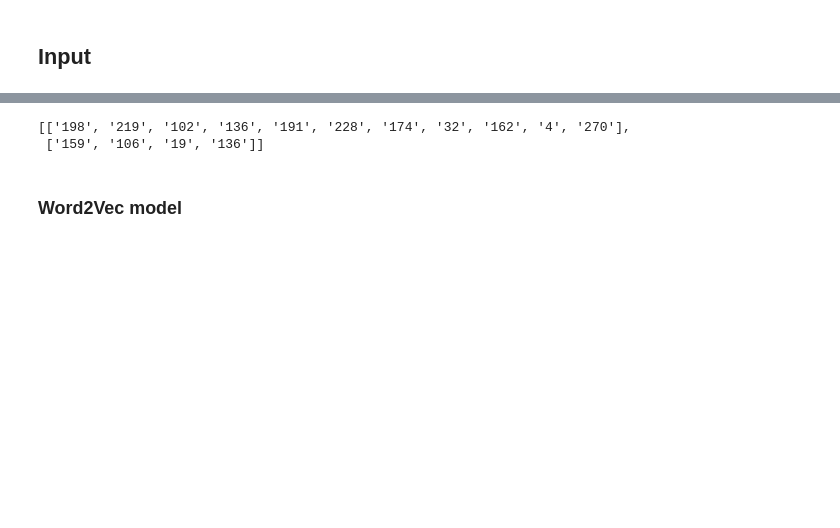
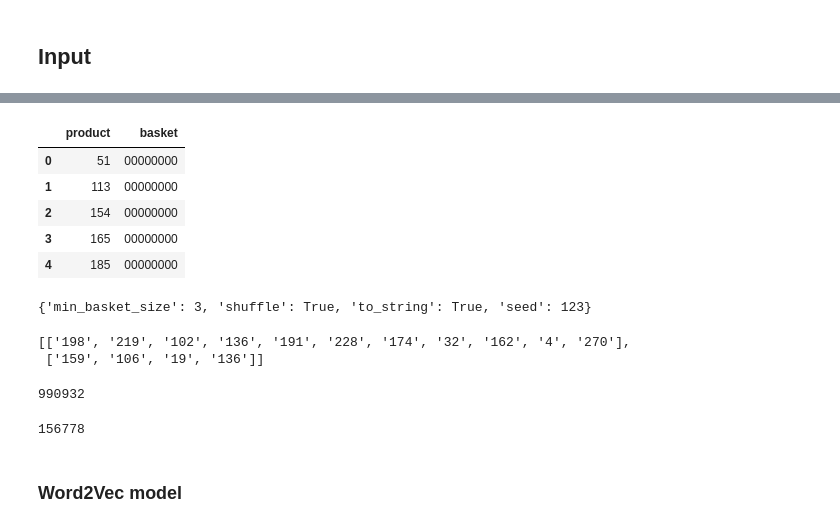
Before and after one commit to sbstn-gbl/lfbd-21-22, a Jupyter notebook: lectures/tutorial-assignment-3.ipynb, the cells around one changed output, grey strips where cells are left out. Drawn from its saved outputs; the diff is of its cells as text; code cells hidden in the pictures; blank space fills up the shorter version.

```diff
--- a/lectures/tutorial-assignment-3.ipynb
+++ b/lectures/tutorial-assignment-3.ipynb
@@ -44,3 +94,16 @@ baskets = pd.read_parquet(f"{path}/market-baskets.parquet")
 
 ### Produce basket list
+# %%
+baskets.head()
+# %% [output]
+|  | product | basket |
+| 0 | 51 | 00000000 |
+| 1 | 113 | 00000000 |
+| 2 | 154 | 00000000 |
+| 3 | 165 | 00000000 |
+| 4 | 185 | 00000000 |
+# %%
+config_w2v["baskets_df_to_list"]
+# %% [output]
+{'min_basket_size': 3, 'shuffle': True, 'to_string': True, 'seed': 123}
 # %%
@@ -51,6 +115,16 @@ basket_list[:2]
 # %% [output]
 [['198', '219', '102', '136', '191', '228', '174', '32', '162', '4', '270'],
  ['159', '106', '19', '136']]
+# %%
+# less than 1M purchases, we skip baskets with less than 3 products
+sum([len(b) for b in basket_list])
+# %% [output]
+990932
+# %%
+# number of baskets
+len(basket_list)
+# %% [output]
+156778
 # %% [markdown]
 ### Word2Vec model
 # %%
```
Also changed, not shown: parts of 58 cells of this notebook, 1 other file.
